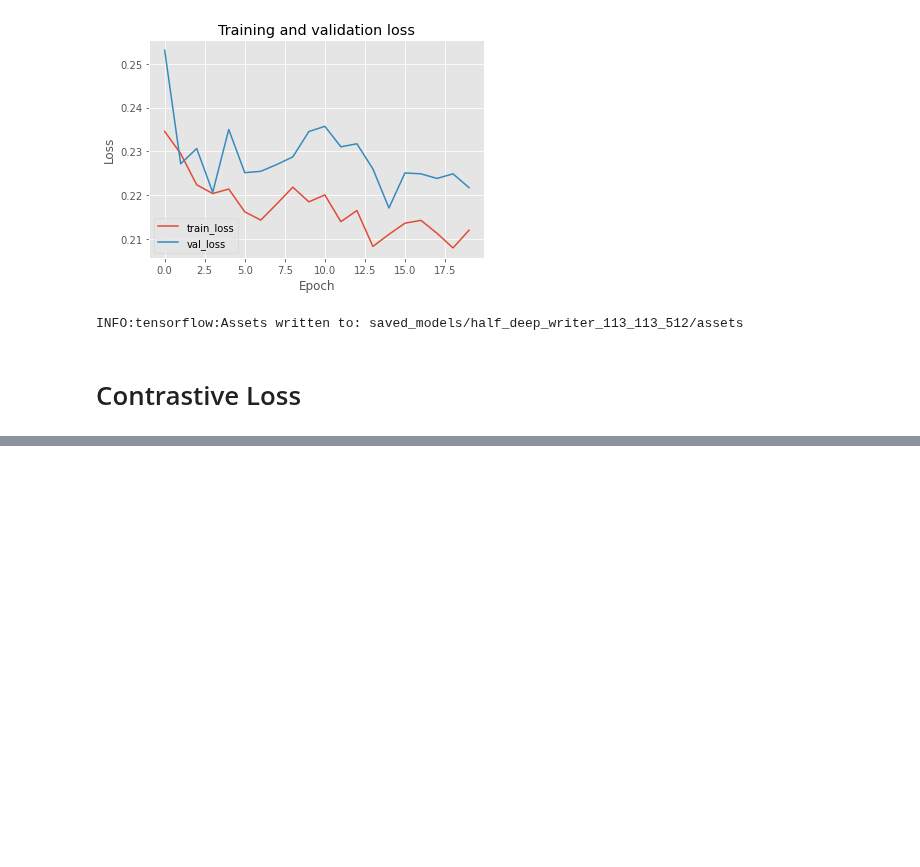
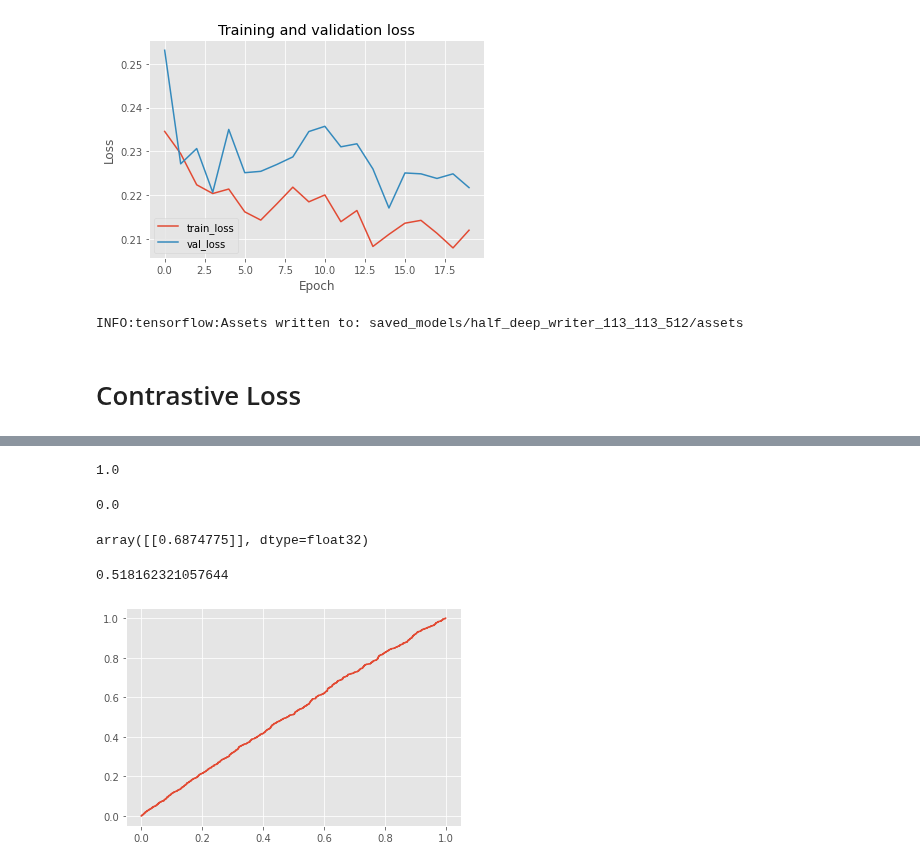
Before and after one commit to schauppi/HTSR_Handwritten_Text_Similarity_Recognition, a Jupyter notebook: half_deep_writer.ipynb, the cells around one changed output, grey strips where cells are left out. Saved outputs shown, nothing was run; the diff lists cells and outputs as text; code cells hidden in the pictures; blank space fills up the shorter version.

```diff
--- a/half_deep_writer.ipynb
+++ b/half_deep_writer.ipynb
@@ -996,3 +1097,48 @@ plt.plot(fpr, tpr)
+# %%
+i = 1
+print(labels[0][i][0])
+# %% [output]
+1.0
+# %%
+i = 56
+j = 10
+print(labels[j][i][0])
+test_f1 = np.expand_dims(np.array(features1[j][i]), axis=0)
+test_f2 = np.expand_dims(np.array(features2[j][i]), axis=0)
+siamese_224_224_3_128_cl.predict([test_f1, test_f2])
+# %% [output]
+0.0
+array([[0.6874775]], dtype=float32)
+# %%
+preds_list = []
+for i in range(len(labels)):
+    features_1_test = np.array(features1[i])
+    features_2_test = np.array(features2[i])
+    preds = siamese_224_224_3_128_cl.predict([features_1_test, features_2_test])
+    preds_list.append(preds)
+# %%
+preds_list_2 = []
+for i in range(len(preds_list)):
+    for j in range(len(preds_list[i])):
+        cache = preds_list[i][j][0]
+        preds_list_2.append(cache)
+# %%
+labels_list = []
+
+for i in range(len(labels)):
+    for j in range(len(labels[i])):
+        cache = labels[i][j][0]
+        labels_list.append(cache)
+# %%
+import matplotlib.pyplot as plt
+from sklearn.metrics import roc_curve, roc_auc_score
+fpr, tpr, thresholds = roc_curve(labels_list, preds_list_2)
+auc_score = roc_auc_score(labels_list, preds_list_2)
+plt.plot(fpr, tpr)
+print(auc_score)
+# %% [output]
+0.518162321057644
+[figure, added]
 # %%
 def plot_roc_curve(preds, labels):
     """
```
Also changed, not shown: parts of 31 cells of this notebook.
